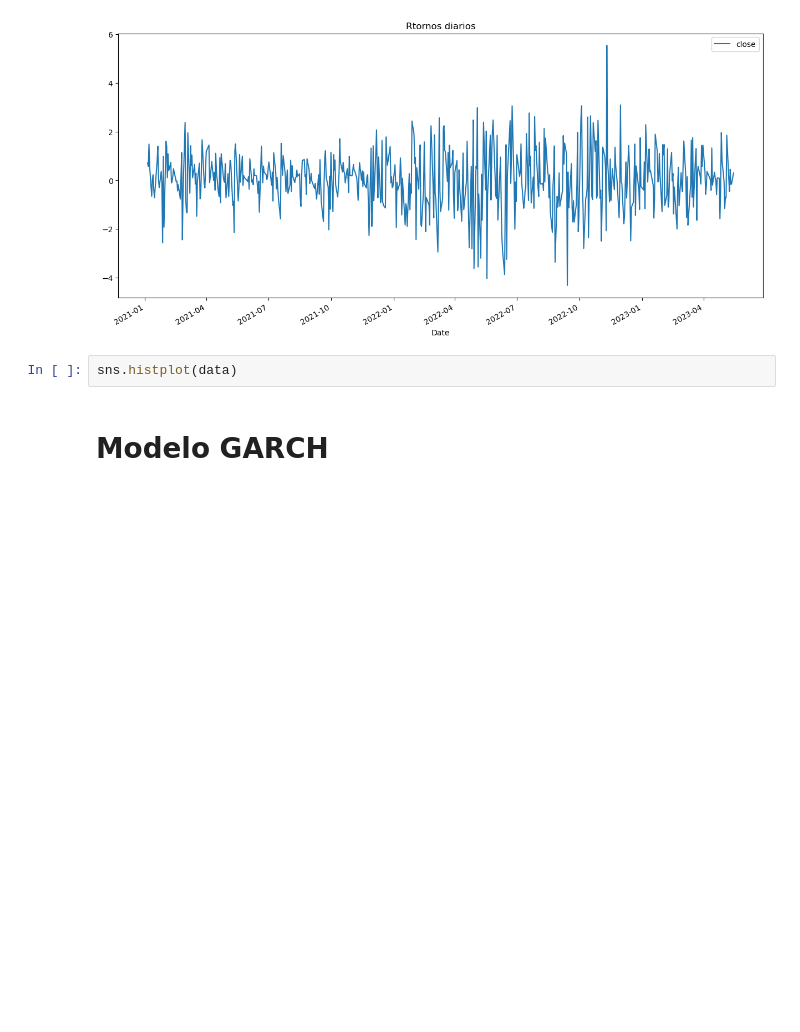
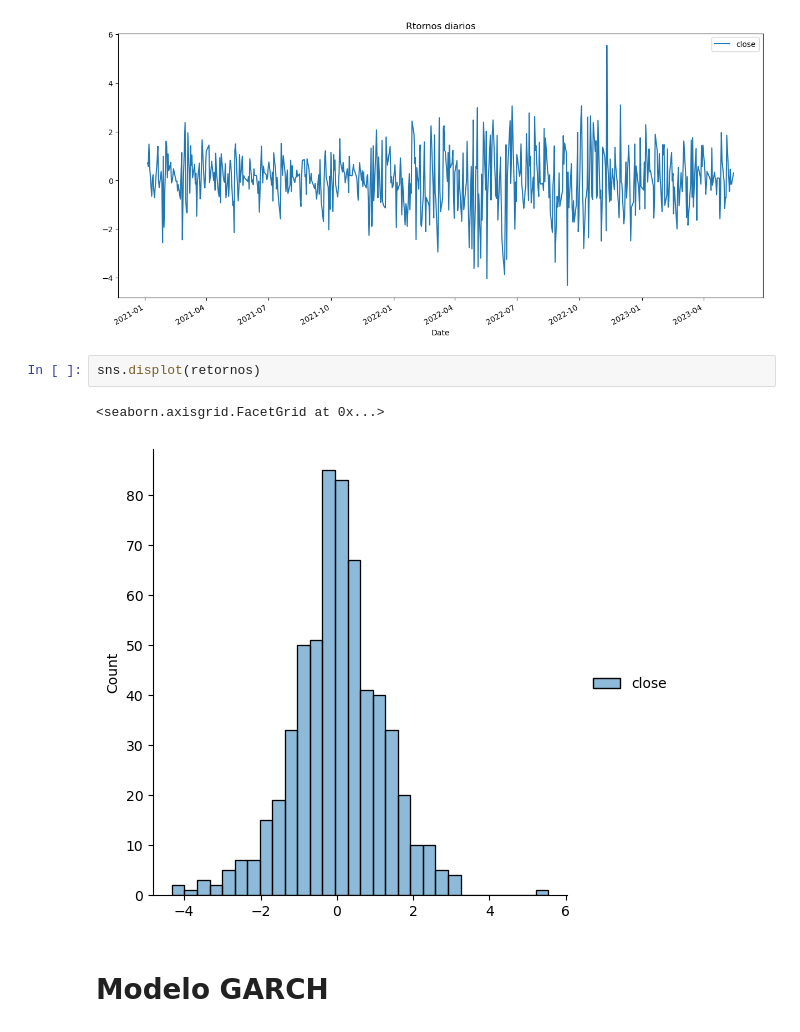
Before and after one commit to juanguzman2/Prediccion-del-indice-SyP500-mediante-XGBOOST-y-el-modelo-GARCH, a Jupyter notebook: Prediccion/prediccion_serie_tiempo.ipynb, the cells around one changed output. Drawn from its saved outputs; the diff is of its cells as text; blank space fills up the shorter version.

```diff
--- a/Prediccion/prediccion_serie_tiempo.ipynb
+++ b/Prediccion/prediccion_serie_tiempo.ipynb
@@ -110,7 +110,10 @@ retornos.plot(figsize=(15,7),title='Rtornos diarios')
 # %% [output]
 <AxesSubplot:title={'center':'Rtornos diarios'}, xlabel='Date'>
 [figure]
-# %%
-sns.histplot(data)
+# %%
+sns.displot(retornos)
+# %% [output]
+<seaborn.axisgrid.FacetGrid at 0x...>
+[figure, added]
 # %% [markdown]
 # Modelo GARCH
```
Also changed, not shown: parts of 9 cells of this notebook.
